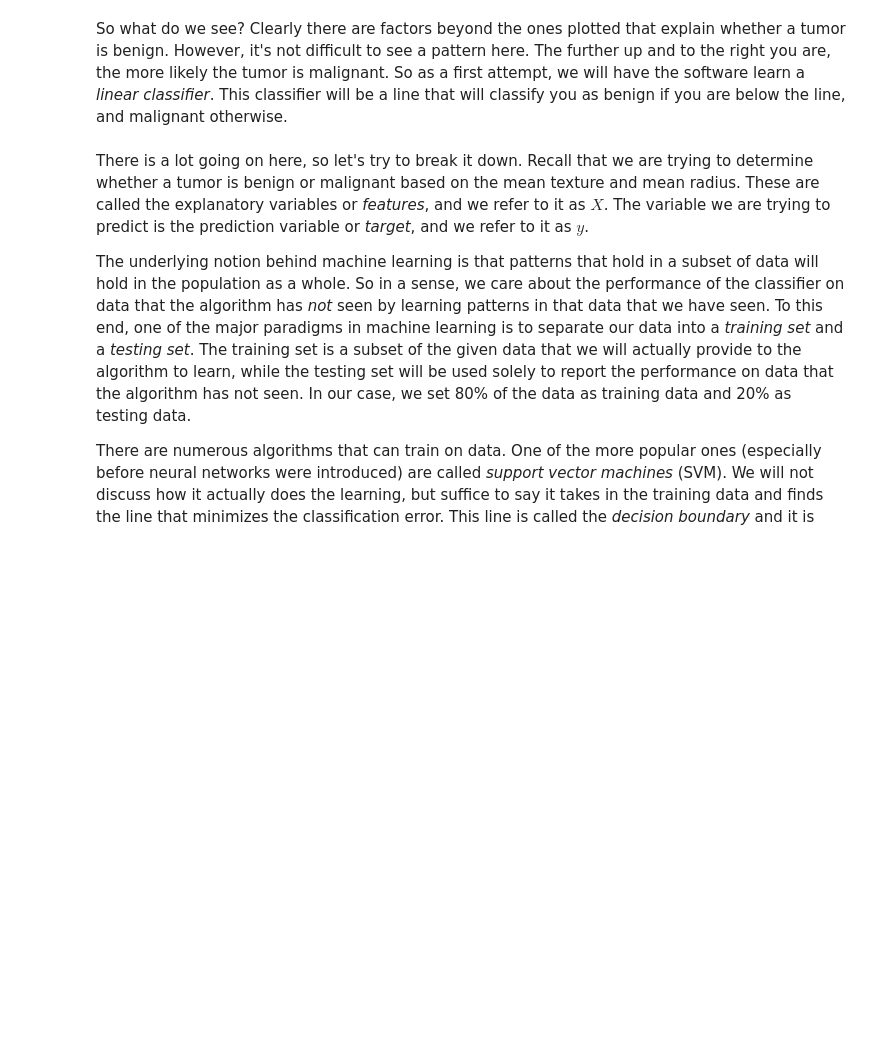
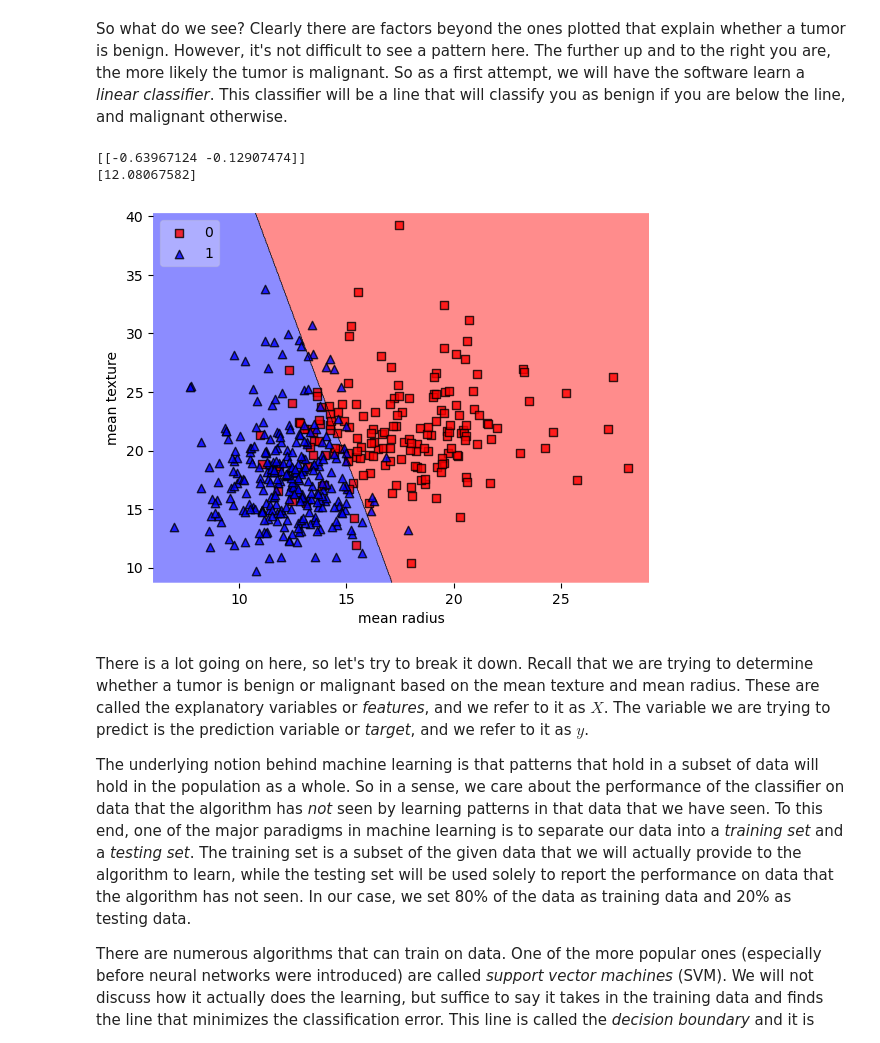
Before and after one commit to axiao19/08-Intro_to_deep_learning, a Jupyter notebook: 08a-Intro-to-AI-ML.ipynb, the cells around one changed output. Drawn from its saved outputs; the diff is of its cells as text; code cells hidden in the pictures; blank space fills up the shorter version.

```diff
--- a/08a-Intro-to-AI-ML.ipynb
+++ b/08a-Intro-to-AI-ML.ipynb
@@ -60,34 +76,42 @@ So what do we see? Clearly there are factors beyond the ones plotted that explai
 # %%
 from sklearn import svm
 from sklearn.model_selection import train_test_split
 try:
+    import mlxtend
     from mlxtend.plotting import plot_decision_regions
 except:
     !pip install mlxtend
+    import mlxtend
     from mlxtend.plotting import plot_decision_regions
 
 # setting the features and the targets
 X = df[["mean radius", "mean texture"]]
 y = df["target"]
 
 # splitting training and testing set 80/20
 X_train, X_test, y_train, y_test = train_test_split(X, y, test_size=0.2)
 
 # Initialize SVM classifier
 classifier = svm.SVC(kernel='linear')
 
 # Fit data
 classifier = classifier.fit(X_train, y_train)
 
 # Printing parameters
 coef = classifier.coef_
 print(coef)
+intercept= classifier.intercept_
+print(intercept)
 
 # Plot decision boundary
-plot_decision_regions(X_train.values, y_train.values.astype(np.integer), clf=classifier, legend=2)
+plot_decision_regions(X_train.values, y_train.values.astype(np.int64), clf=classifier, colors="red,blue", legend=2)
 plt.xlabel("mean radius")
 plt.ylabel("mean texture")
 plt.show()
+# %% [output]
+[[-0.63967124 -0.12907474]]
+[12.08067582]
+[figure, added]
 # %% [markdown]
 There is a lot going on here, so let's try to break it down. Recall that we are trying to determine whether a tumor is benign or malignant based on the mean texture and mean radius. These are called the explanatory variables or *features*, and we refer to it as $X$. The variable we are trying to predict is the prediction variable or *target*, and we refer to it as $y$.
 
```
Also changed, not shown: parts of 13 cells of this notebook.
